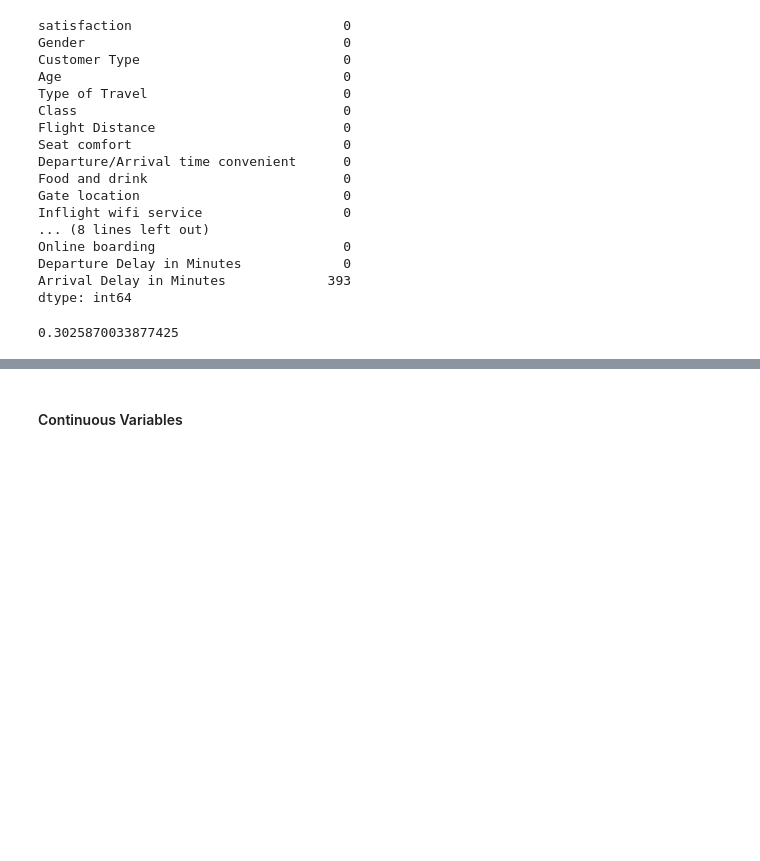
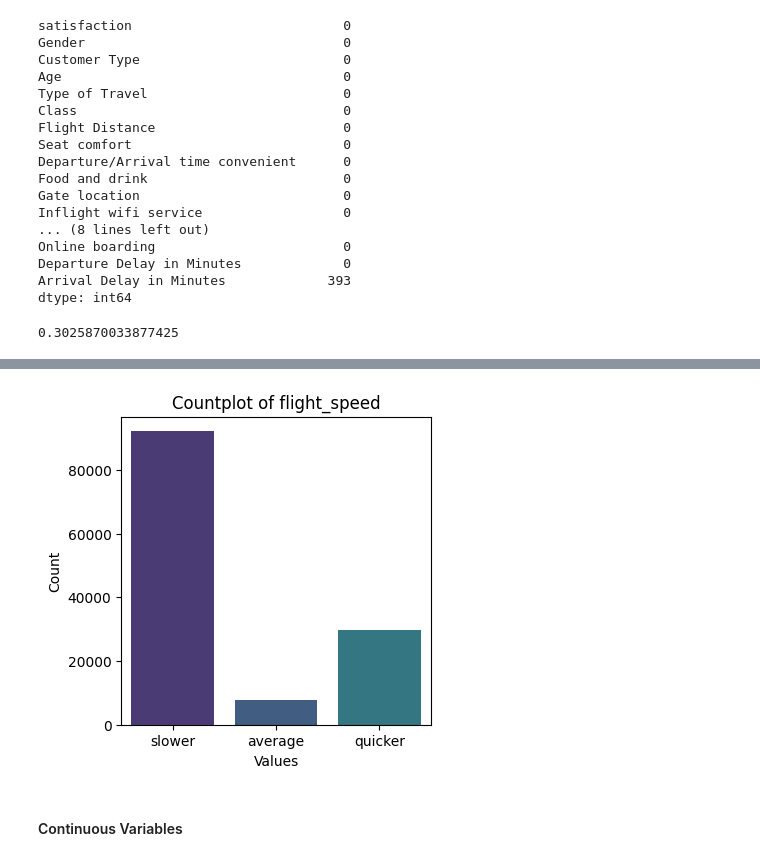
Before and after one commit to Lughaidh-w/Airline-Customer-Satisfaction, a Jupyter notebook: CA1.ipynb, the cells around one changed output, grey strips where cells are left out. Saved outputs shown, nothing was run; the diff lists cells and outputs as text; code cells hidden in the pictures; blank space fills up the shorter version.

```diff
--- a/CA1.ipynb
+++ b/CA1.ipynb
@@ -30,6 +30,8 @@ sns.set_palette("viridis")
 #  countplot
 def countplot(df, var, x_size=4, y_size=4, title="Countplot", x_label="Values", y_label="Count",
              rotate_xticks=0):
+    if title=="Countplot":
+        title = f"Countplot of {var}"
     plt.figure(figsize=(x_size, y_size))
     sns.countplot(data=df, x=var)
     plt.xlabel(x_label)
@@ -140,0 +196,3 @@ df["Arrival Delay in Minutes"].isnull().sum()/len(df) * 100
+# %%
+# arrival dropped as the signal is now captured in new column
+df = df.drop("Arrival Delay in Minutes", axis=1)
@@ -140,0 +201,7 @@ df["Arrival Delay in Minutes"].isnull().sum()/len(df) * 100
+# %%
+# Define bin edges and labels
+bin_edges = [-float('inf'), 0, 2, float('inf')]
+speed_labels = ['slower', 'average', 'quicker']
+
+# Create a new column 'flight_speed' based on binning
+df['flight_speed'] = pd.cut(df['flight_time_difference'], bins=bin_edges, labels=speed_labels)
@@ -141,3 +216,7 @@ df["Arrival Delay in Minutes"].isnull().sum()/len(df) * 100
+# %%
+countplot(df, "flight_speed")
+# %% [output]
+[figure, added]
 # %% [markdown]
 #### Continuous Variables
 # %%
```
Also changed, not shown: parts of 81 cells of this notebook, 1 other file.
